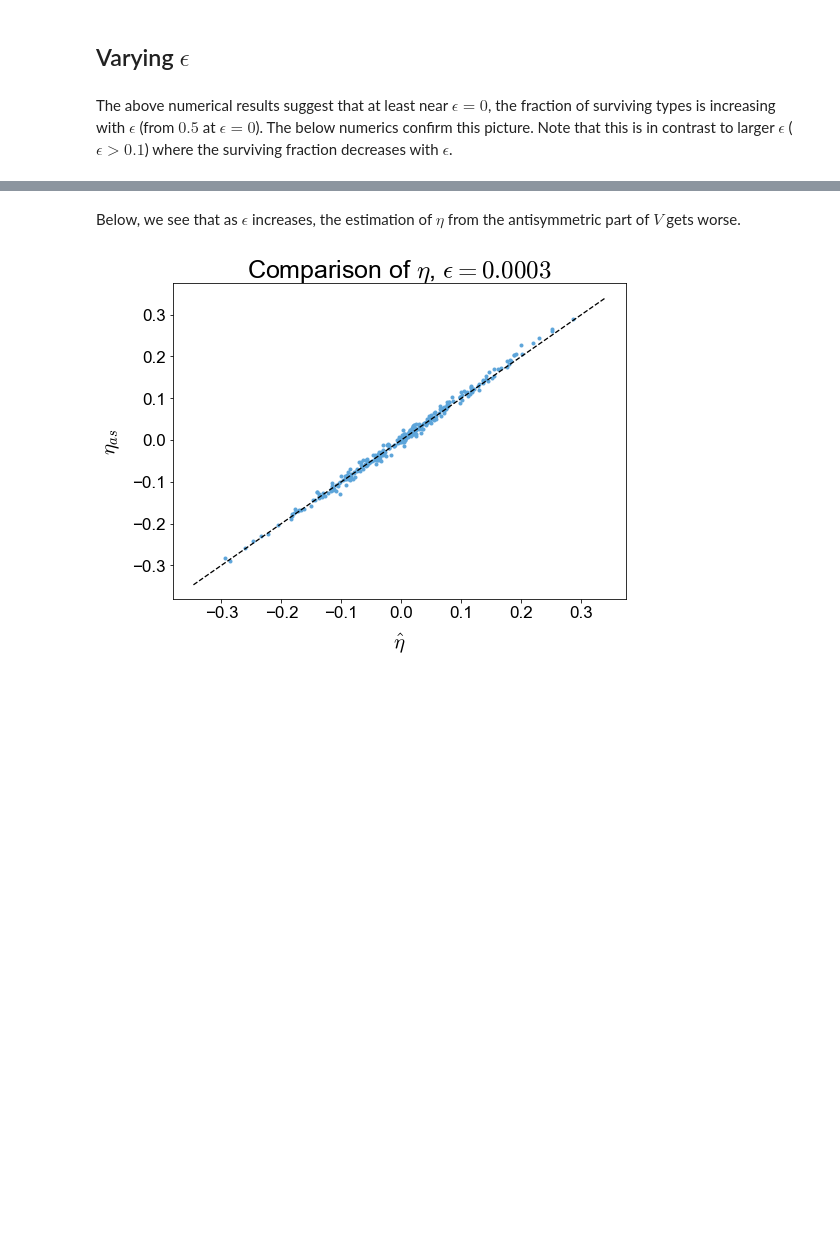
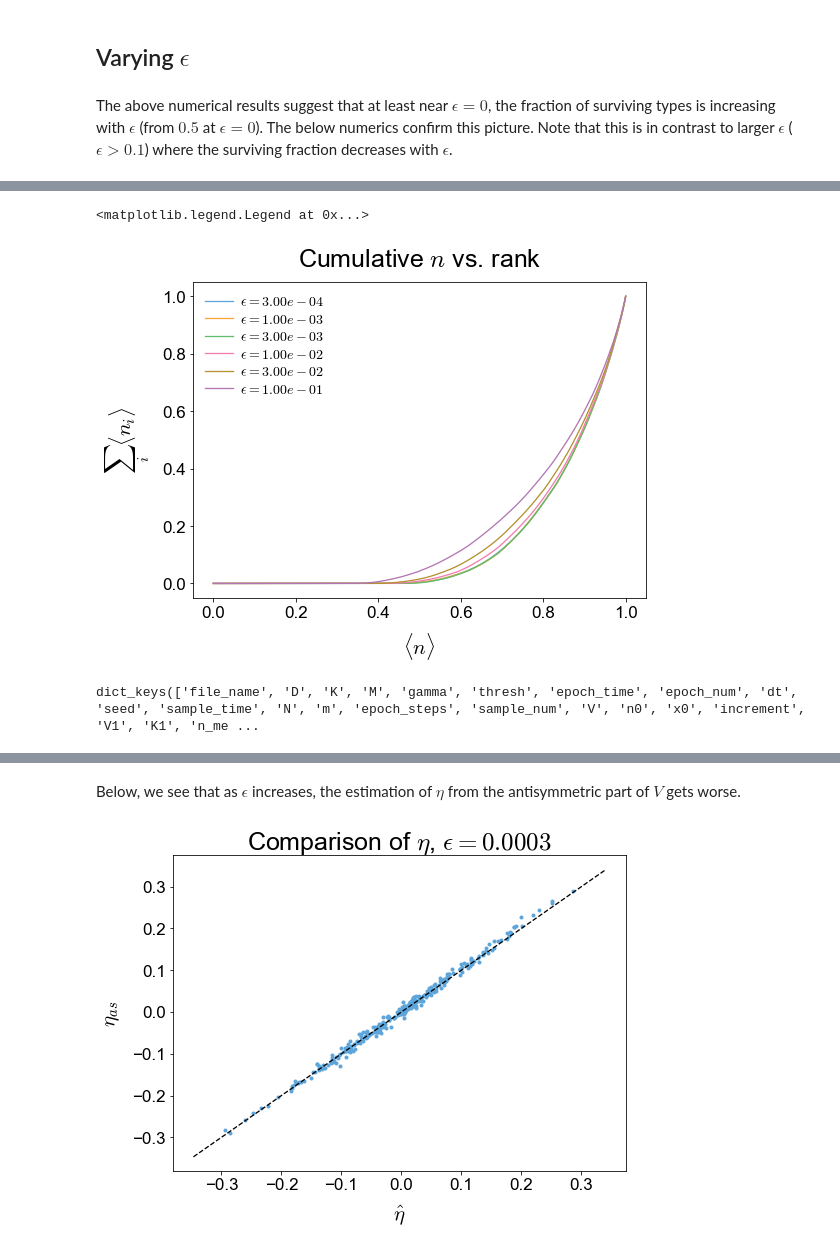
Before and after one commit to eco-theory/island-evo, a Jupyter notebook: island_evo_etas_mig_test_042319.ipynb, the cells around one changed output, grey strips where cells are left out. Saved outputs shown, nothing was run; the diff lists cells and outputs as text; code cells hidden in the pictures; blank space fills up the shorter version.

```diff
--- a/island_evo_etas_mig_test_042319.ipynb
+++ b/island_evo_etas_mig_test_042319.ipynb
@@ -754,0 +791,15 @@ plt.legend()
+# %%
+plt.figure()
+for i,eps in enumerate(epsilons):
+    plt.plot(np.linspace(0.0,1.0,K),cum_ns[i],label='$\epsilon = {:.2e}$'.format(eps))
+plt.xlabel(r'$\langle n\rangle$')
+plt.ylabel(r'$\sum_{i} \langle n_i\rangle$')
+plt.title(r'Cumulative $n$ vs. rank',y=1.03)
+plt.legend()
+# %% [output]
+<matplotlib.legend.Legend at 0x...>
+[figure, added]
+# %%
+exp_data[eps].keys()
+# %% [output]
+dict_keys(['file_name', 'D', 'K', 'M', 'gamma', 'thresh', 'epoch_time', 'epoch_num', 'dt', 'seed', 'sample_time', 'N', 'm', 'epoch_steps', 'sample_num', 'V', 'n0', 'x0', 'increment', 'V1', 'K1', 'n_me ...
```
Also changed, not shown: parts of 11 cells of this notebook.
